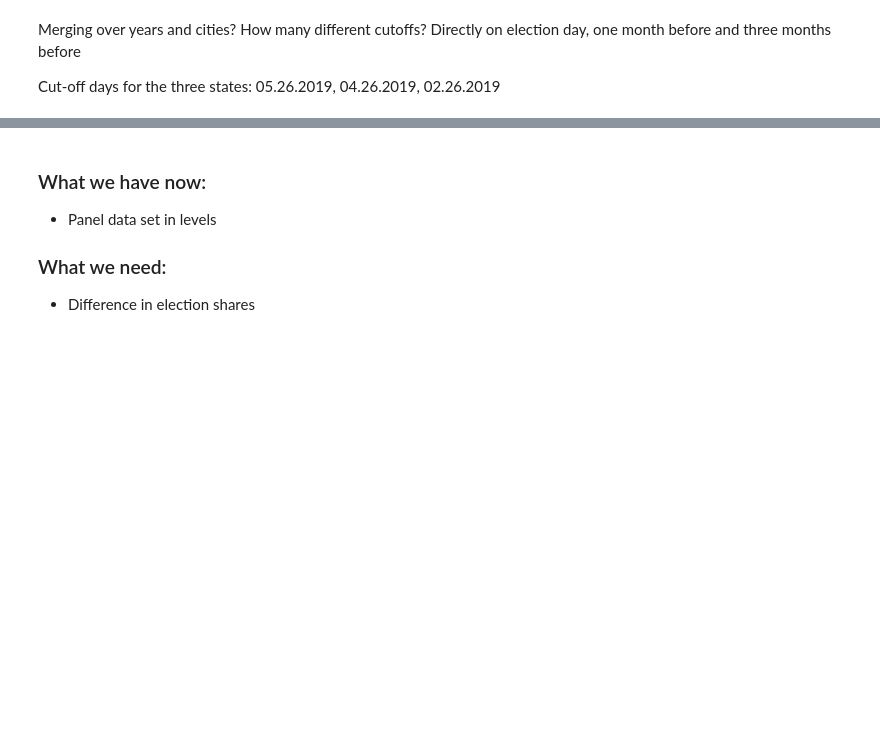
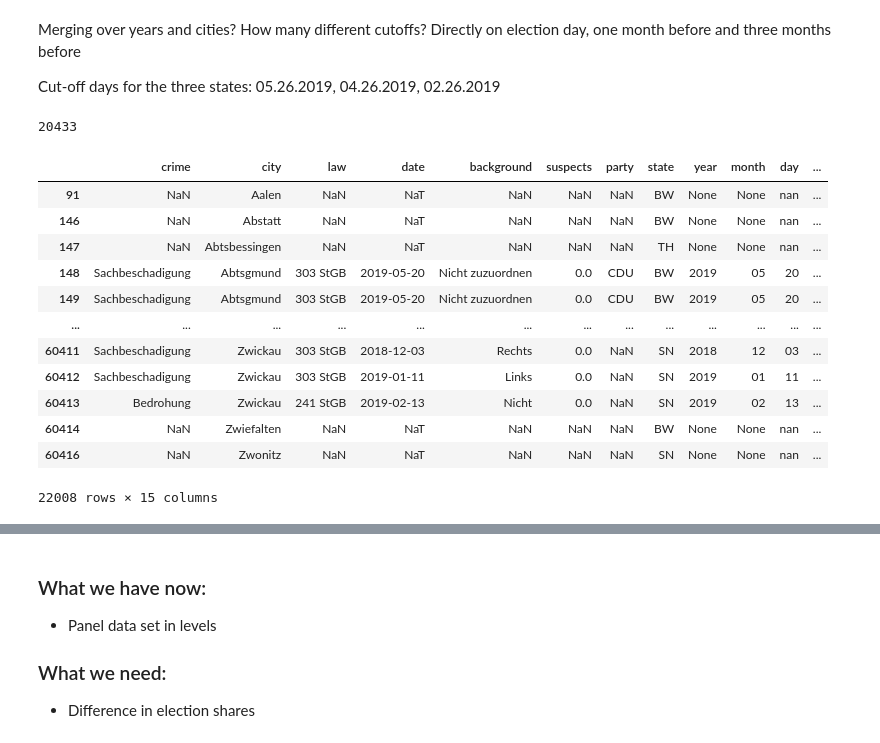
Before and after one commit to mariusgruenewald/pol_viol, a Jupyter notebook: merging_data.ipynb, the cells around one changed output, grey strips where cells are left out. Cells and saved outputs as stored; diff of their text form; code cells hidden in the pictures; blank space fills up the shorter version.

```diff
--- a/merging_data.ipynb
+++ b/merging_data.ipynb
@@ -103,0 +104,20 @@ data_base_4 = pd.merge(data_crime_vlow_agg, data_share, on=['cycle_1', 'city', '
+# %%
+len(data_crime[~data_crime['background'].isna()])
+# %% [output]
+20433
+# %%
+data_crime
+# %% [output]
+|  | crime | city | law | date | background | suspects | party | state | year | month | day | ... |
+| 91 | NaN | Aalen | NaN | NaT | NaN | NaN | NaN | BW | None | None | nan | ... |
+| 146 | NaN | Abstatt | NaN | NaT | NaN | NaN | NaN | BW | None | None | nan | ... |
+| 147 | NaN | Abtsbessingen | NaN | NaT | NaN | NaN | NaN | TH | None | None | nan | ... |
+| 148 | Sachbeschadigung | Abtsgmund | 303 StGB | 2019-05-20 | Nicht zuzuordnen | 0.0 | CDU | BW | 2019 | 05 | 20 | ... |
+| 149 | Sachbeschadigung | Abtsgmund | 303 StGB | 2019-05-20 | Nicht zuzuordnen | 0.0 | CDU | BW | 2019 | 05 | 20 | ... |
+| ... | ... | ... | ... | ... | ... | ... | ... | ... | ... | ... | ... | ... |
+| 60411 | Sachbeschadigung | Zwickau | 303 StGB | 2018-12-03 | Rechts | 0.0 | NaN | SN | 2018 | 12 | 03 | ... |
+| 60412 | Sachbeschadigung | Zwickau | 303 StGB | 2019-01-11 | Links | 0.0 | NaN | SN | 2019 | 01 | 11 | ... |
+| 60413 | Bedrohung | Zwickau | 241 StGB | 2019-02-13 | Nicht | 0.0 | NaN | SN | 2019 | 02 | 13 | ... |
+| 60414 | NaN | Zwiefalten | NaN | NaT | NaN | NaN | NaN | BW | None | None | nan | ... |
+| 60416 | NaN | Zwonitz | NaN | NaT | NaN | NaN | NaN | SN | None | None | nan | ... |
+22008 rows × 15 columns
```
Also changed, not shown: parts of 14 cells of this notebook, 31 other files.
